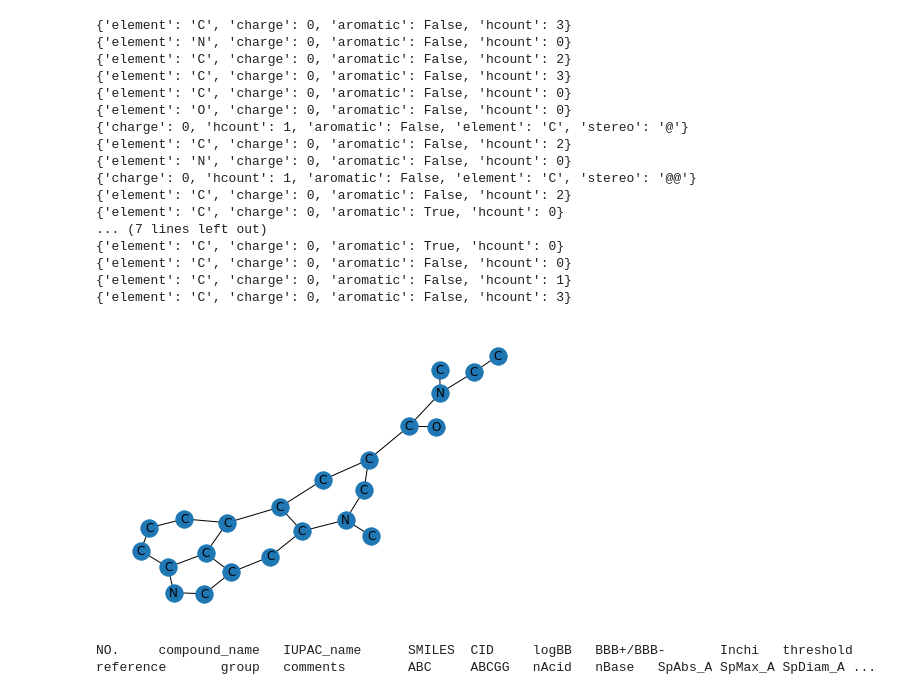
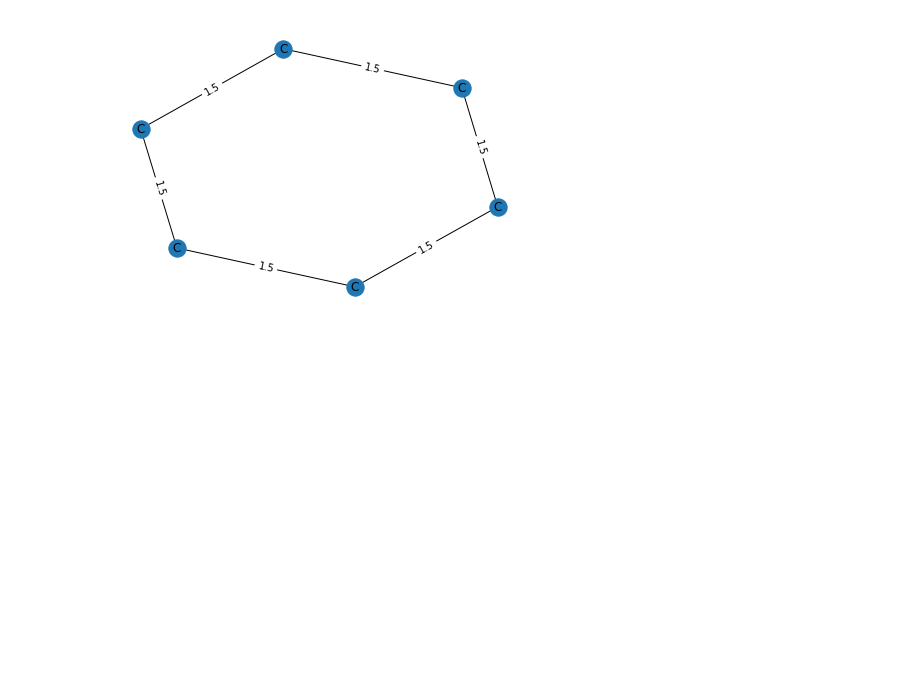
Before and after one commit to adam-keim/CP341_B722_GNN, a Jupyter notebook: reading_mols.ipynb, the cells around one changed output. Cells and saved outputs as stored; diff of their text form; code cells hidden in the pictures; blank space fills up the shorter version.

```diff
--- a/reading_mols.ipynb
+++ b/reading_mols.ipynb
@@ -13,45 +38,12 @@ bucky = 'C12=C3C4=C5C6=C1C7=C8C9=C1C%10=C%11C(=C29)C3=C2C3=C4C4=C5C5=C9C6=C7C6=C
 # %%
-G = pysmiles.read_smiles(bucky)
-pos = nx.spring_layout(G, iterations=1000)
+mol = Chem.MolFromSmiles(benzene)
+G = mol_to_graph(mol)
+draw_mol(G)
+# %% [output]
+[figure, added]
-# %%
-elements = nx.get_node_attributes(G, name = "element")
-labels = nx.get_edge_attributes(G,'weight')
-nx.draw(G, pos, with_labels=True, labels=elements)
-nx.draw_networkx_edge_labels(G,pos,edge_labels=labels)
-
-
-for node, data in G.nodes(data=True):
-    print(data)
-
-#for edge in G.edges(data=True):
-    #print(edge)
-# %% [output]
-{'element': 'C', 'charge': 0, 'aromatic': False, 'hcount': 3}
-{'element': 'N', 'charge': 0, 'aromatic': False, 'hcount': 0}
-{'element': 'C', 'charge': 0, 'aromatic': False, 'hcount': 2}
-{'element': 'C', 'charge': 0, 'aromatic': False, 'hcount': 3}
-{'element': 'C', 'charge': 0, 'aromatic': False, 'hcount': 0}
-{'element': 'O', 'charge': 0, 'aromatic': False, 'hcount': 0}
-{'charge': 0, 'hcount': 1, 'aromatic': False, 'element': 'C', 'stereo': '@'}
-{'element': 'C', 'charge': 0, 'aromatic': False, 'hcount': 2}
-{'element': 'N', 'charge': 0, 'aromatic': False, 'hcount': 0}
-{'charge': 0, 'hcount': 1, 'aromatic': False, 'element': 'C', 'stereo': '@@'}
-{'element': 'C', 'charge': 0, 'aromatic': False, 'hcount': 2}
-{'element': 'C', 'charge': 0, 'aromatic': True, 'hcount': 0}
-... (7 lines left out)
-{'element': 'C', 'charge': 0, 'aromatic': True, 'hcount': 0}
-{'element': 'C', 'charge': 0, 'aromatic': False, 'hcount': 0}
-{'element': 'C', 'charge': 0, 'aromatic': False, 'hcount': 1}
-{'element': 'C', 'charge': 0, 'aromatic': False, 'hcount': 3}
-[figure, removed]
 # %%
 data = pd.read_csv("B3DB/B3DB/B3DB_classification.tsv", sep="\t")
 data_ext = pd.read_csv("B3DB/B3DB/B3DB_classification_extended.tsv.gz", sep="\t", compression="gzip")
-# %%
-for col in data_ext.columns:
-    print(col, end="\t")
-# %% [output]
-NO.     compound_name   IUPAC_name      SMILES  CID     logBB   BBB+/BBB-       Inchi   threshold       reference       group   comments        ABC     ABCGG   nAcid   nBase   SpAbs_A SpMax_A SpDiam_A ...
 # %%
 for i, row in data.head(10).iterrows():
     print(i, row['SMILES'])
```
Also changed, not shown: parts of 5 cells of this notebook.
